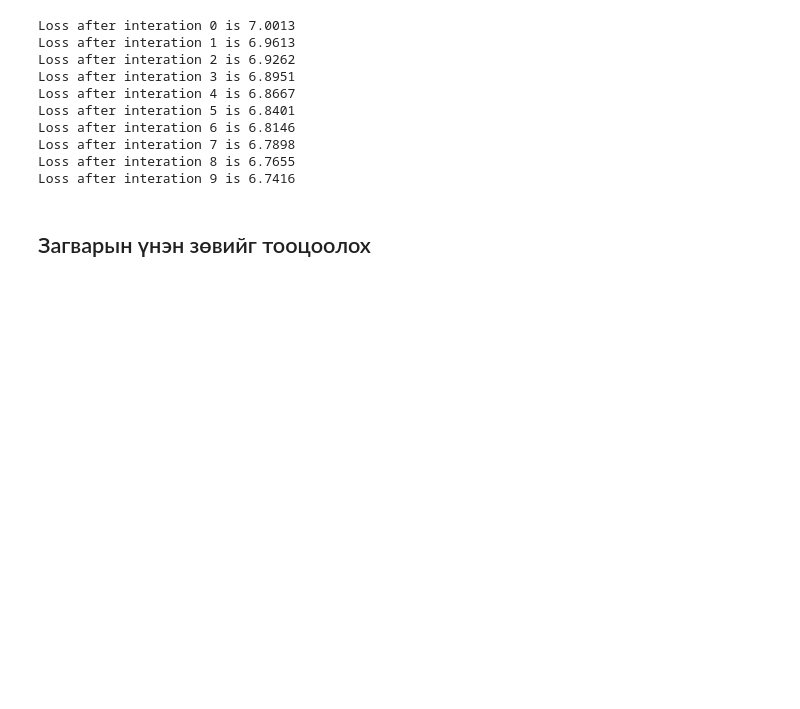
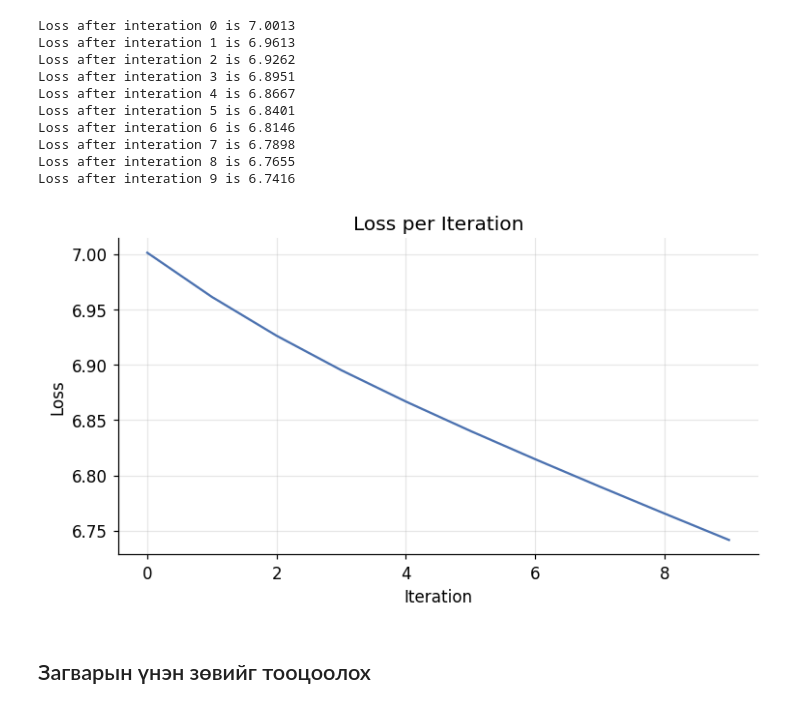
Before and after one commit to mrbuus/Machine-Learning, a Jupyter notebook: Lab/Lab5-6/CS308_lab5_6_B231910012.ipynb, the cells around one changed output. Cells and saved outputs as stored; diff of their text form; code cells hidden in the pictures; blank space fills up the shorter version.

```diff
--- a/Lab/Lab5-6/CS308_lab5_6_B231910012.ipynb
+++ b/Lab/Lab5-6/CS308_lab5_6_B231910012.ipynb
@@ -657,10 +666,13 @@ Loss after interation 9 is 6.7416
 # %%
 #collapse
 fig, ax = plt.subplots(figsize=(7, 4))
 ax.plot(nn.losses, color=C_TRAIN)
 ax.set(title="Loss per Iteration", xlabel="Iteration", ylabel="Loss")
 ax.grid(alpha=.3)
-plt.tight_layout(); plt.show()
+plt.tight_layout()
+plt.show()
+# %% [output]
+[figure, added]
 # %% [markdown]
 ## Загварын үнэн зөвийг тооцоолох
 # %% [markdown]
```
Also changed, not shown: parts of 18 cells of this notebook, 1 other file.
